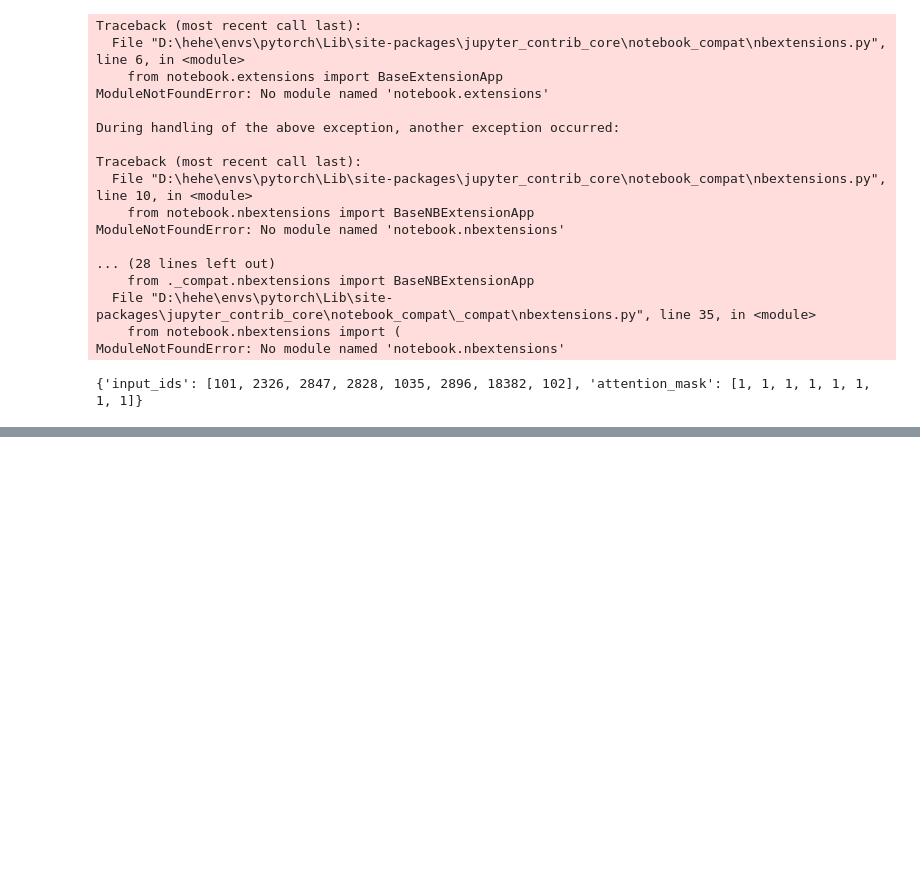
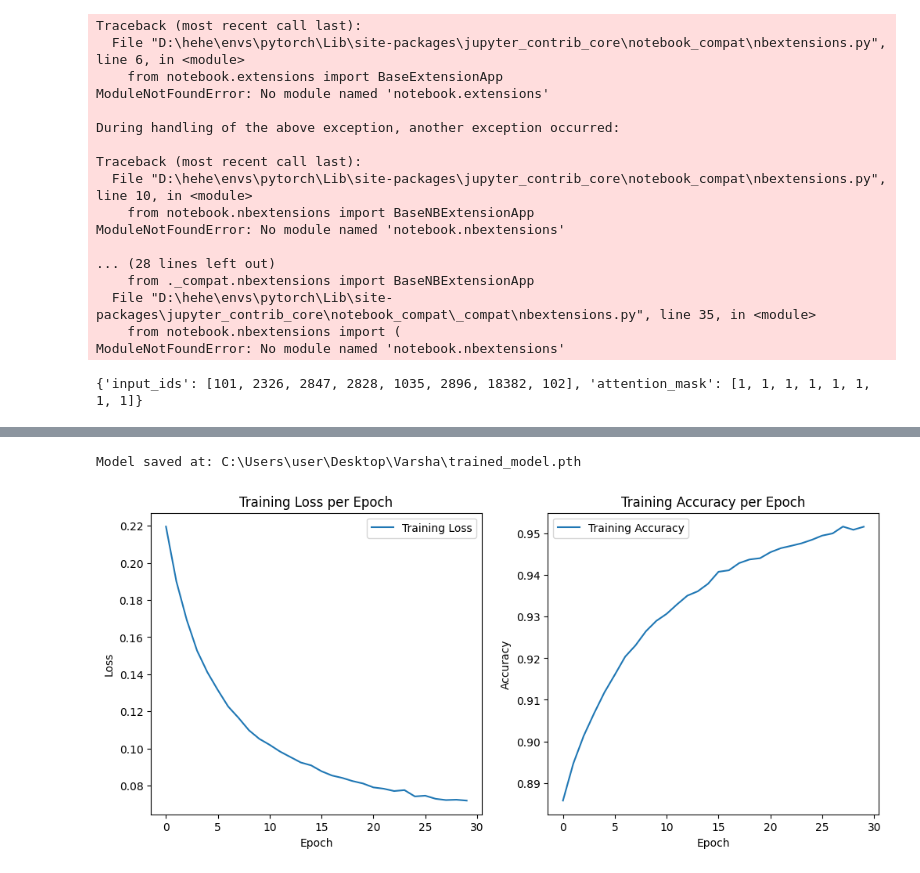
Before and after one commit to Varsha-Narla/sem5_minor, a Jupyter notebook: DistilBert-Varsha.ipynb, the cells around one changed output, grey strips where cells are left out. Drawn from its saved outputs; the diff is of its cells as text; code cells hidden in the pictures; blank space fills up the shorter version.

```diff
--- a/DistilBert-Varsha.ipynb
+++ b/DistilBert-Varsha.ipynb
@@ -383,14 +276,0 @@ TrainOutput(global_step=191310, training_loss=0.20570610128045175, metrics={'tra
-# %%
-from transformers import AutoModelForSequenceClassification, AutoTokenizer
-
-save_directory = r'C:\Users\user\Desktop\Varsha\model'
-
-# Load the model and tokenizer from the directory
-model = AutoModelForSequenceClassification.from_pretrained(save_directory)
-tokenizer = AutoTokenizer.from_pretrained(save_directory)
-
-# Initialize device
-device = torch.device('cuda') if torch.cuda.is_available() else torch.device('cpu')
-
-# Move model to the device
-model.to(device)
@@ -417,3 +276,0 @@ test_encodings = tokenizer(list(test_df['Service hours type_lowercase']), trunca
-# %%
-input_ids = test_encodings['input_ids'].to(device)
-attention_mask = test_encodings['attention_mask'].to(device)
@@ -560,0 +395,6 @@ Confusion matrix saved to C:\Users\user\Desktop\Varsha\class_wise_accuracy.xlsx
+# %%
+from torch.utils.data import DataLoader
+
+# Create DataLoaders for training and evaluation
+train_loader = DataLoader(train_dataset, batch_size=16, shuffle=True)
+test_loader = DataLoader(test_dataset, batch_size=16, shuffle=False)
@@ -560,0 +460,34 @@ Confusion matrix saved to C:\Users\user\Desktop\Varsha\class_wise_accuracy.xlsx
+# %%
+#save model!!!
+# Define the path to save the model
+model_save_path = r"C:\Users\user\Desktop\Varsha\trained_model.pth"
+
+# Save the model state dictionary
+torch.save(model.state_dict(), model_save_path)
+
+print(f"Model saved at: {model_save_path}")
+# %% [output]
+Model saved at: C:\Users\user\Desktop\Varsha\trained_model.pth
+# %%
+# Plotting the results
+plt.figure(figsize=(12, 5))
+
+# Loss plot
+plt.subplot(1, 2, 1)
+plt.plot(epoch_losses, label='Training Loss')
+plt.xlabel('Epoch')
+plt.ylabel('Loss')
+plt.title('Training Loss per Epoch')
+plt.legend()
+
+# Accuracy plot
+plt.subplot(1, 2, 2)
+plt.plot(epoch_accuracies, label='Training Accuracy')
+plt.xlabel('Epoch')
+plt.ylabel('Accuracy')
+plt.title('Training Accuracy per Epoch')
+plt.legend()
+
+plt.show()
+# %% [output]
+[figure, added]
```
Also changed, not shown: parts of 30 cells of this notebook.
